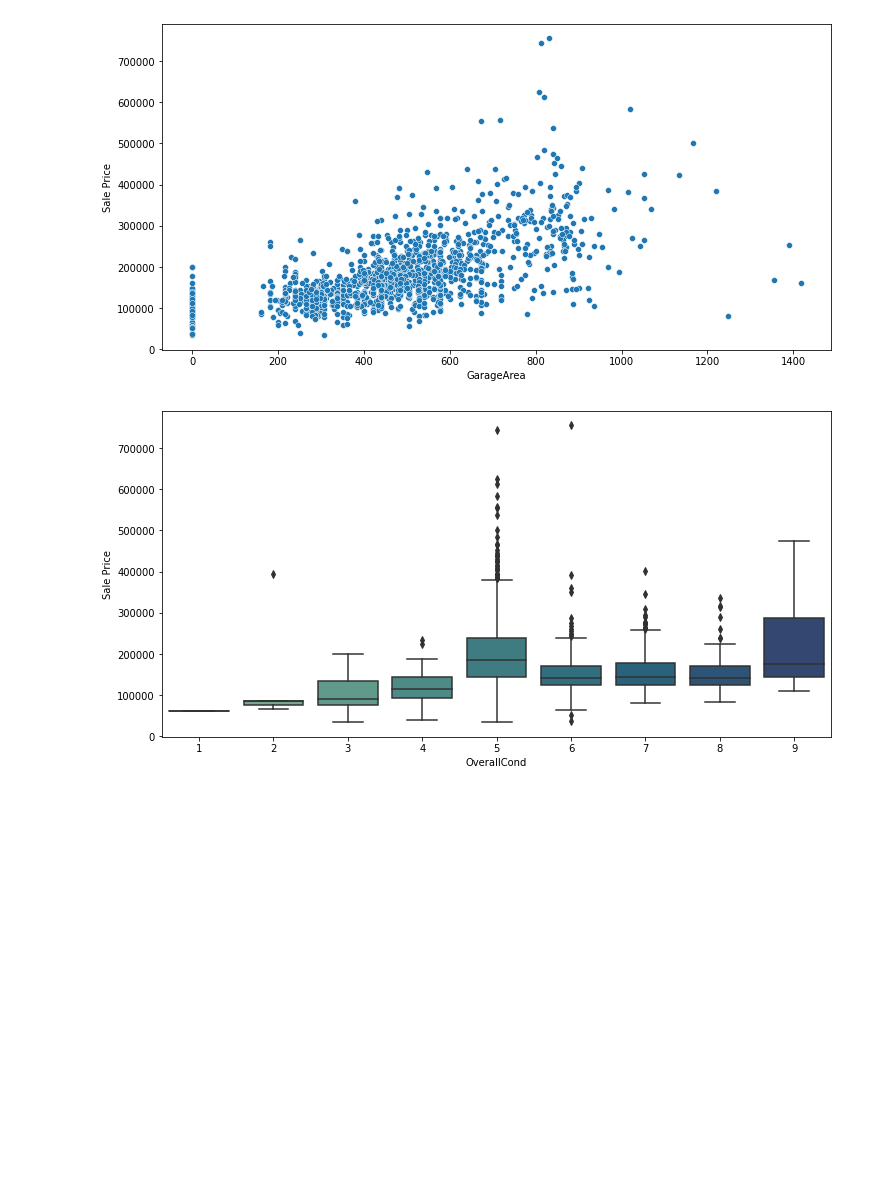
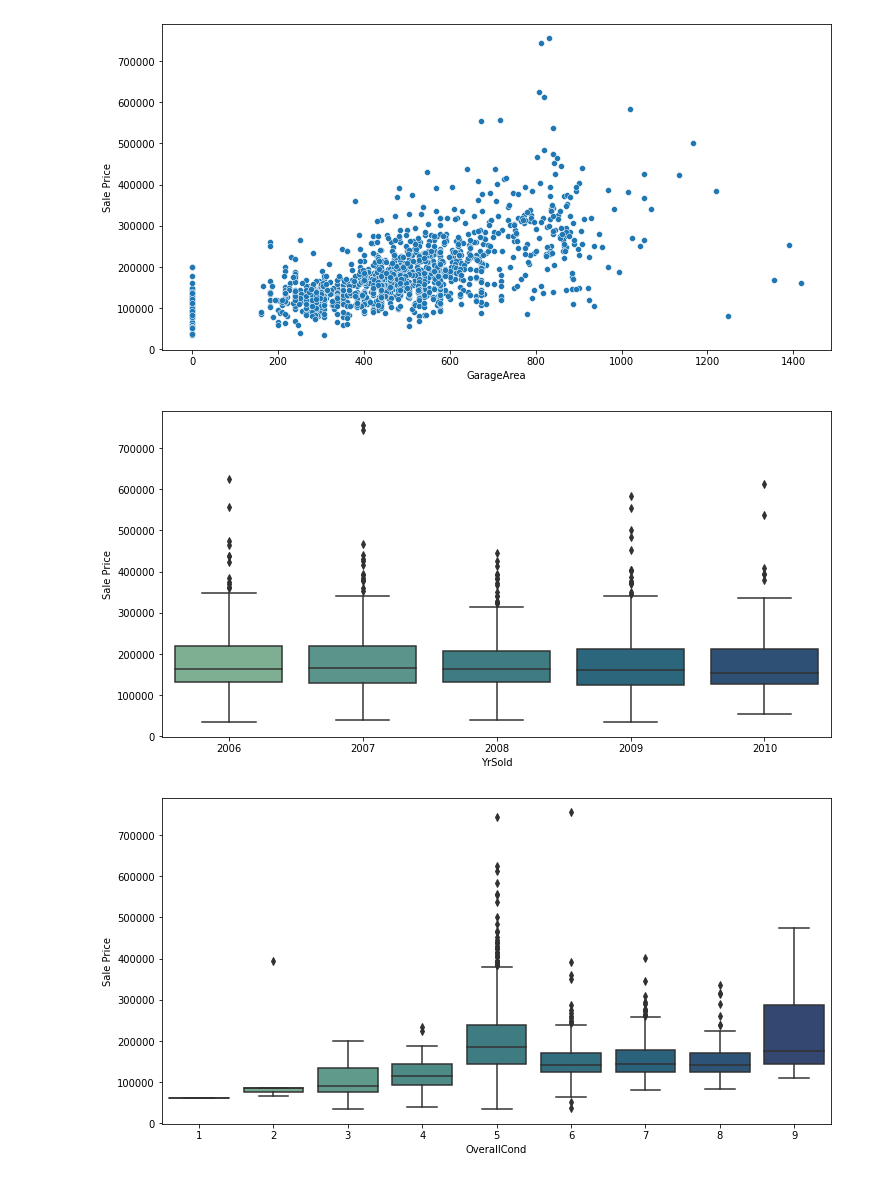
Before and after one commit to galib96/housing-price-prediction-regression, a Jupyter notebook: Housing Price Prediction Kaggle data set.ipynb, the cells around one changed output. Cells and saved outputs as stored; diff of their text form; code cells hidden in the pictures; blank space fills up the shorter version.

Commit message:
More cleaning, data wrangling and feature engineering

```diff
--- a/Housing Price Prediction Kaggle data set.ipynb
+++ b/Housing Price Prediction Kaggle data set.ipynb
@@ -252,6 +252,16 @@ plt.xlabel("GarageArea")
 plt.show()
 # %% [output]
 [figure]
+# %%
+# scatter plot of YrSold vs SalePrice
+
+plt.figure(figsize=(12,6))
+sns.boxplot(x="YrSold", y="SalePrice",data=df_train,palette="crest")
+plt.ylabel("Sale Price")
+plt.xlabel("YrSold")
+plt.show()
+# %% [output]
+[figure, added]
 # %%
 # Box plot OverallCond vs SalePrice
 
```
Also changed, not shown: parts of 2 cells of this notebook.
